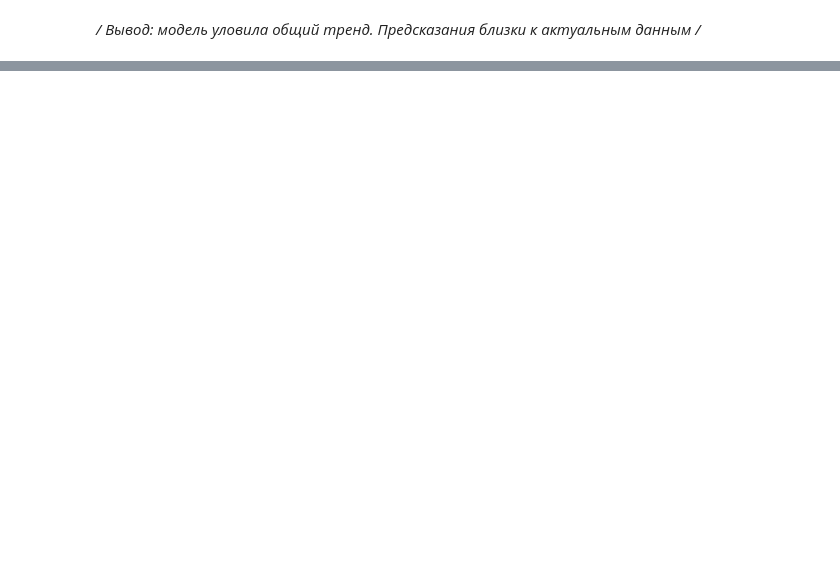
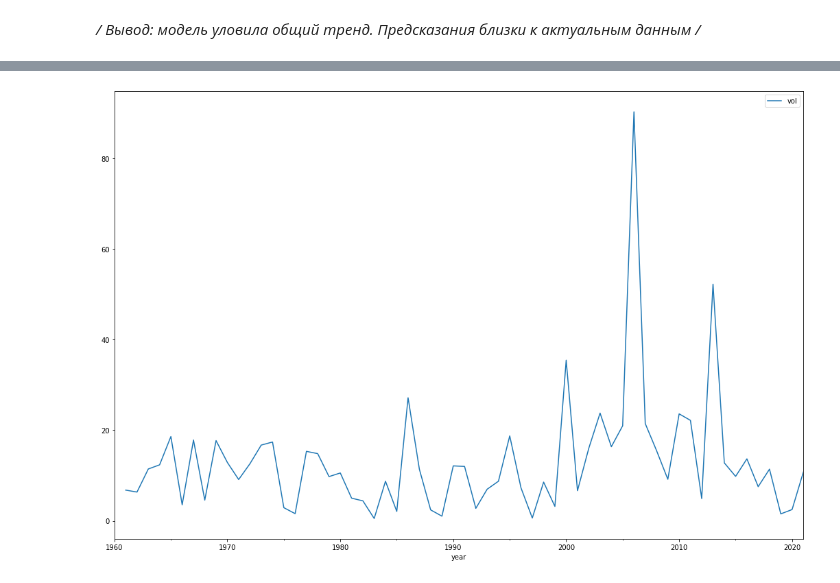
Before and after one commit to DarthSirius/Lessons, a Jupyter notebook: SkillFactory/ML_BUSINESS/Project_13.ipynb, the cells around one changed output, grey strips where cells are left out. Drawn from its saved outputs; the diff is of its cells as text; code cells hidden in the pictures; blank space fills up the shorter version.

```diff
--- a/SkillFactory/ML_BUSINESS/Project_13.ipynb
+++ b/SkillFactory/ML_BUSINESS/Project_13.ipynb
@@ -356,0 +363,4 @@ plt.show()
+# %%
+# Проверка данных на наличие пропущенных дат
+df = data
+df.asfreq(freq='AS')
@@ -356,0 +388,7 @@ plt.show()
+# %%
+# замена нулевых значений на NaN
+df['GDP (current US$)'] = df['GDP (current US$)'].apply(lambda x: np.nan if x==0 else x)
+# %%
+# интерполируем пропущенные значения
+df = df['GDP (current US$)'].interpolate(method='linear')
+df.isna().sum()
@@ -356,0 +543,5 @@ plt.show()
+# %%
+# посчитаем волатильность ряда и отобразим график
+data_vol = pd.DataFrame(df.pct_change(1).mul(100).abs())
+data_vol.rename(columns={'GDP (current US$)':'vol'}, inplace=True)
+data_vol.head()
@@ -356,0 +556,5 @@ plt.show()
+# %%
+data_vol.plot()
+plt.show()
+# %% [output]
+[figure, added]
```
Also changed, not shown: parts of 37 cells of this notebook, 1 other file.
